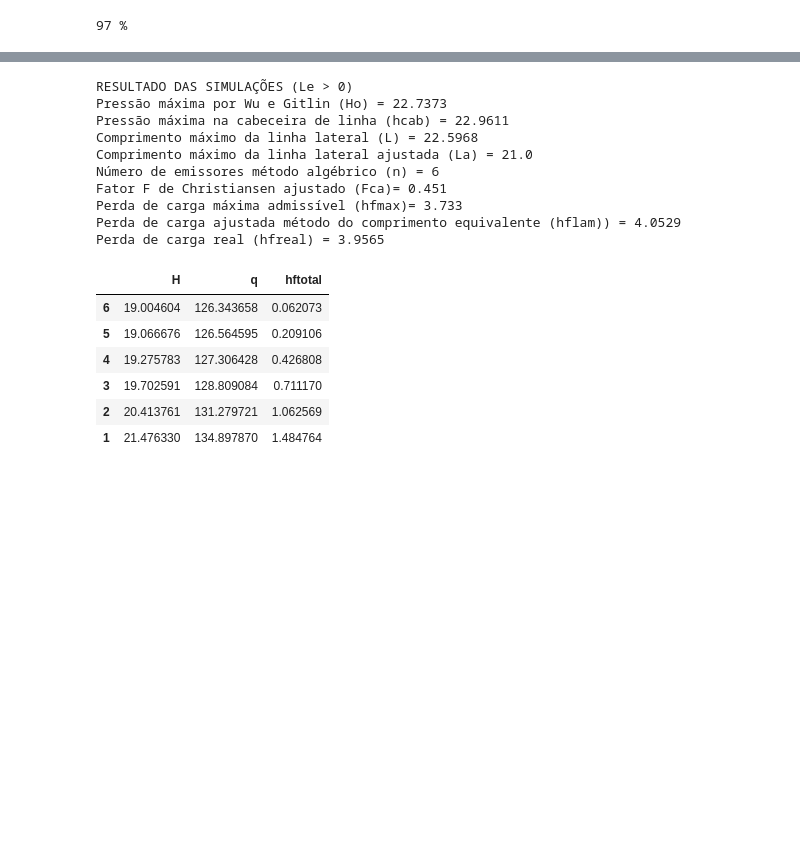
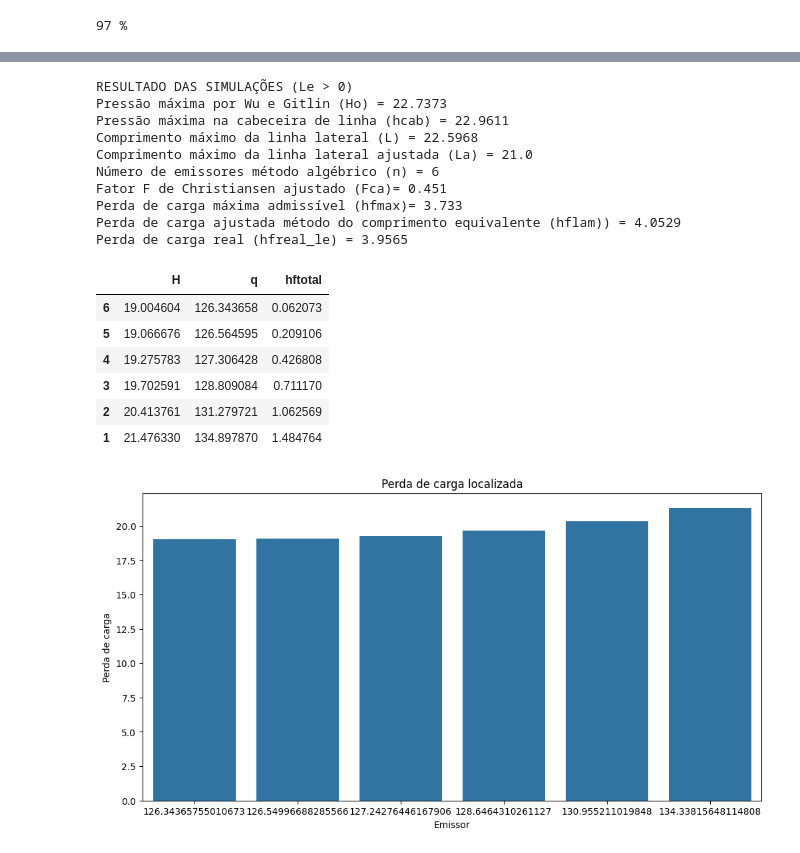
Before and after one commit to EuCaduSilva/calc-Linha-lateral-em-nivel-hidraulica, a Jupyter notebook: calculadora linha em nível.ipynb, the cells around one changed output, grey strips where cells are left out. Saved outputs shown, nothing was run; the diff lists cells and outputs as text; code cells hidden in the pictures; blank space fills up the shorter version.

```diff
--- a/calculadora linha em nível.ipynb
+++ b/calculadora linha em nível.ipynb
@@ -449,10 +449,10 @@ Perda de carga real (hfreal) = 3.6886
 # Lista de resultados
 
 import pandas as pd
-ind = [6, 5, 4, 3, 2, 1]
-col = ['H', 'q', 'hftotal']
-dat = [[h1, q21, hf21], [h22, q22, hf22], [h23, q23, hf23], [h24, q24, hf24], [h25, q25, hf25], [h26, q26, hf26]]
-df = pd.DataFrame(data = dat, index = ind, columns=col)
+ind_le = [6, 5, 4, 3, 2, 1]
+col_le = ['H', 'q', 'hftotal']
+dat_le = [[h1, q21, hf21], [h22, q22, hf22], [h23, q23, hf23], [h24, q24, hf24], [h25, q25, hf25], [h26, q26, hf26]]
+df_le = pd.DataFrame(data = dat_le, index = ind_le, columns=col_le)
 
 
 print('RESULTADO DAS SIMULAÇÕES (Le > 0)')
@@ -464,8 +464,8 @@ print('Número de emissores método algébrico (n) =', round(n, 1))
 print('Fator F de Christiansen ajustado (Fca)=', round(Fca, 4))
 print('Perda de carga máxima admissível (hfmax)=', round(hfmax, 3))
 print('Perda de carga ajustada método do comprimento equivalente (hflam)) =', round(hflam, 4))
-print('Perda de carga real (hfreal) =', round(hfreal_le, 4))
-df
+print('Perda de carga real (hfreal_le) =', round(hfreal_le, 4))
+df_le
 # %% [output]
 RESULTADO DAS SIMULAÇÕES (Le > 0)
 Pressão máxima por Wu e Gitlin (Ho) = 22.7373
@@ -476,7 +476,7 @@ Número de emissores método algébrico (n) = 6
 Fator F de Christiansen ajustado (Fca)= 0.451
 Perda de carga máxima admissível (hfmax)= 3.733
 Perda de carga ajustada método do comprimento equivalente (hflam)) = 4.0529
-Perda de carga real (hfreal) = 3.9565
+Perda de carga real (hfreal_le) = 3.9565
 |  | H | q | hftotal |
 | 6 | 19.004604 | 126.343658 | 0.062073 |
 | 5 | 19.066676 | 126.564595 | 0.209106 |
@@ -484,3 +484,18 @@ Perda de carga real (hfreal) = 3.9565
 | 3 | 19.702591 | 128.809084 | 0.711170 |
 | 2 | 20.413761 | 131.279721 | 1.062569 |
 | 1 | 21.476330 | 134.897870 | 1.484764 |
+# %%
+# gráfico de vazão
+
+import matplotlib.pyplot as plt
+import seaborn as sns
+
+n = [1, 2, 3, 4, 5, 6]
+plt.figure(figsize=(12, 6))
+sns.barplot(x='q', y='H', data = df, errorbar= None)
+plt.title('Perda de carga localizada')
+plt.xlabel('Emissor')
+plt.ylabel('Perda de carga')
+plt.show()
+# %% [output]
+[figure, added]
```
Also changed, not shown: parts of 1 cell of this notebook.
